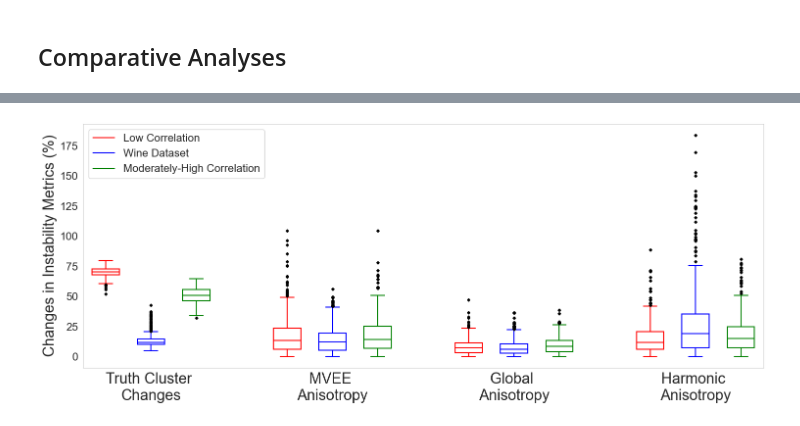
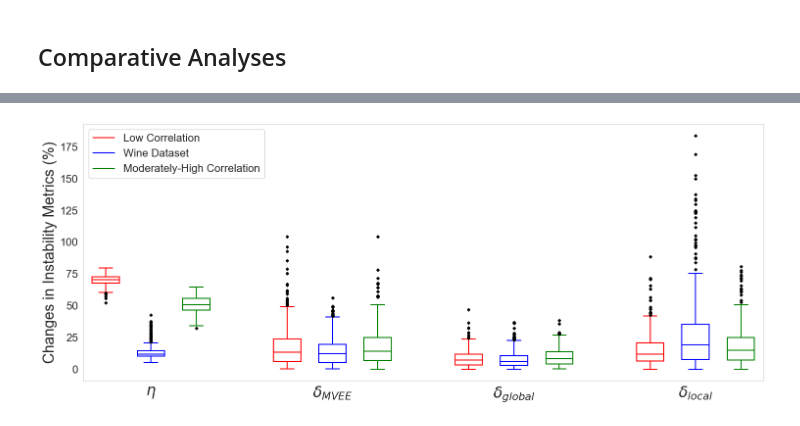
Before and after one commit to misaelmmorales/DeepLearning-LatentSpace-StabilityEvaluation, a Jupyter notebook: Scenarios/Comparative Results Analysis/Notebook for Results Comparisons.ipynb, the cells around one changed output, grey strips where cells are left out. Cells and saved outputs as stored; diff of their text form; code cells hidden in the pictures.

```diff
--- a/Scenarios/Comparative Results Analysis/Notebook for Results Comparisons.ipynb
+++ b/Scenarios/Comparative Results Analysis/Notebook for Results Comparisons.ipynb
@@ -74,0 +84,15 @@ warnings.filterwarnings('ignore')
+# %%
+pickle_file1 = os.getcwd() + '\Data Files' + '\instability_measures_corr_0.pkl'
+with open(pickle_file1, 'rb') as file:
+    instability_measures_corr_0 = pickle.load(file)
+
+pickle_file2 = os.getcwd() + '\Data Files' + '\instability_measures_wine.pkl'
+with open(pickle_file2, 'rb') as file:
+    instability_measures_wine = pickle.load(file)
+
+pickle_file3 = os.getcwd() + '\Data Files' + '\instability_measures_corr_1.pkl'
+with open(pickle_file3, 'rb') as file:
+    instability_measures_corr_1 = pickle.load(file)
+
+all_dicts = [instability_measures_corr_0, instability_measures_wine, instability_measures_corr_1]
+compare_boxplot(dictionary_list=all_dicts, y_label='Changes in Instability Metrics (%)')
@@ -170,4 +179,6 @@ compare_boxplot(dictionary_list=all_dicts, y_label='Changes in Instability Metri
 # %%
 #custom_xlabels = [r'$\eta$ (%)', r'$\delta_{MVEE}$ (%)', r'$\delta_{global}$ (%)', r'$\delta_{local}$ (%)']
 custom_xlabels = [r'$\eta$', r'$\delta_{MVEE}$', r'$\delta_{global}$', r'$\delta_{local}$']
-compare_boxplot(dictionary_list=all_dicts, y_label='Changes in Instability Metrics (%)', custom_labels=custom_xlabels)
+compare_boxplot(dictionary_list=all_dicts, y_label='Changes in Instability Metrics (%)', custom_xlabels=custom_xlabels)
+# %% [output]
+[figure, added]
@@ -223,17 +184,0 @@ def compare_boxplot(dictionary_list, y_label):
-# %%
-pickle_file1 = 'instability_measures_corr_0.pkl'
-with open(pickle_file1, 'rb') as file:
-    instability_measures_corr_0 = pickle.load(file)
-
-pickle_file2 = 'instability_measures_wine.pkl'
-with open(pickle_file2, 'rb') as file:
-    instability_measures_wine = pickle.load(file)
-
-pickle_file3 = 'instability_measures_corr_1.pkl'
-with open(pickle_file3, 'rb') as file:
-    instability_measures_corr_1 = pickle.load(file)
-
-all_dicts = [instability_measures_corr_0, instability_measures_wine, instability_measures_corr_1]
-compare_boxplot(dictionary_list=all_dicts, y_label='Changes in Instability Metrics (%)')
-# %% [output]
-[figure, removed]
```
Also changed, not shown: parts of 13 cells of this notebook.
